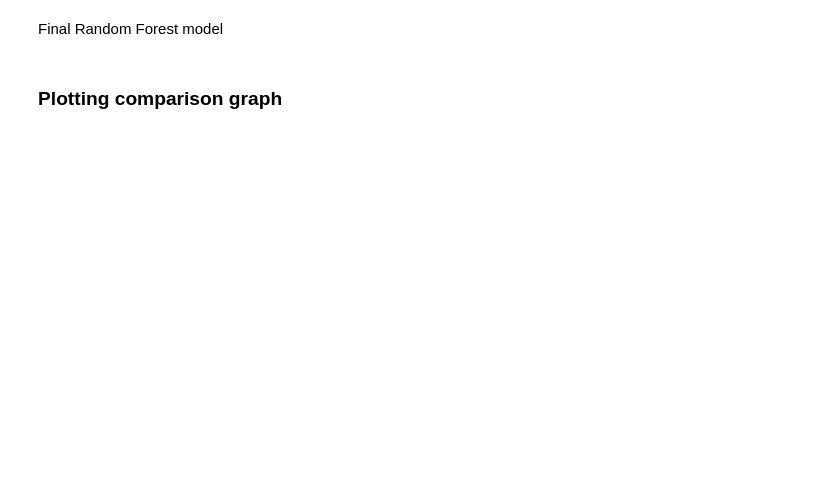
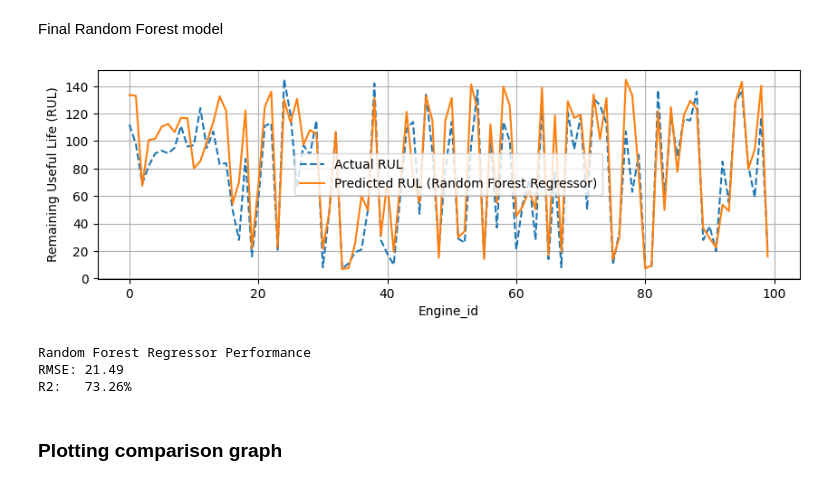
Before and after one commit to nvestskogen/predictive-maintenance-ml, a Jupyter notebook: Predictive_Maintenance_for_NASA_Turbofan_Engines.ipynb, the cells around one changed output. Cells and saved outputs as stored; diff of their text form; code cells hidden in the pictures; blank space fills up the shorter version.

```diff
--- a/Predictive_Maintenance_for_NASA_Turbofan_Engines.ipynb
+++ b/Predictive_Maintenance_for_NASA_Turbofan_Engines.ipynb
@@ -278,7 +289,7 @@ model_max_depth = 0
 for i, n_estimators in enumerate(hp_n_estimators):
     for j, max_depth in enumerate(hp_max_depths):
         RandomForest = RandomForestRegressor(n_estimators=n_estimators, max_depth=max_depth, random_state=42, n_jobs=-1) # Creating the model
-        RMSE, R2 = evaluation(RandomForest, "Random Forest", X_train, y_train, X_test, y_test, True) # Training and evaluation the model
+        RMSE, R2 = evaluation(RandomForest, "Random Forest Regressor", X_train, y_train, X_test, y_test, True) # Training and evaluation the model
 
         rmse_results[i, j] = RMSE # Storing the results in the heatmap grid
         R2_results[i, j] = R2 # Storing the results in the heatmap grid
@@ -346,7 +357,7 @@ model_max_depth = 0
 for i, n_estimators in enumerate(hp_n_estimators):
     for j, max_depth in enumerate(hp_max_depths):
         RandomForest = RandomForestRegressor(n_estimators=n_estimators, max_depth=max_depth, random_state=42, n_jobs=-1) # Creating the model
-        RMSE, R2 = evaluation(RandomForest, "Random Forest", X_train, y_train, X_test, y_test, True) # Training and evaluation the model
+        RMSE, R2 = evaluation(RandomForest, "Random Forest Regressor", X_train, y_train, X_test, y_test, True) # Training and evaluation the model
 
         rmse_results[i, j] = RMSE # Storing the results in the heatmap grid
         R2_results[i, j] = R2 # Storing the results in the heatmap grid
@@ -393,7 +407,12 @@ plt.show()
 Final Random Forest model
 # %%
 RandomForest = RandomForestRegressor(n_estimators=model_n_estimators, max_depth=model_max_depth, random_state=42, n_jobs=-1) # Creating the model
-evaluation(RandomForest, "Random Forest", X_train, y_train, X_test, y_test) # Training and evaluating model
+evaluation(RandomForest, "Random Forest Regressor", X_train, y_train, X_test, y_test) # Training and evaluating model
+# %% [output]
+[figure, added]
+Random Forest Regressor Performance
+RMSE: 21.49
+R2:   73.26%
 # %% [markdown]
 ### Plotting comparison graph
 # %%
```
Also changed, not shown: parts of 8 cells of this notebook.
